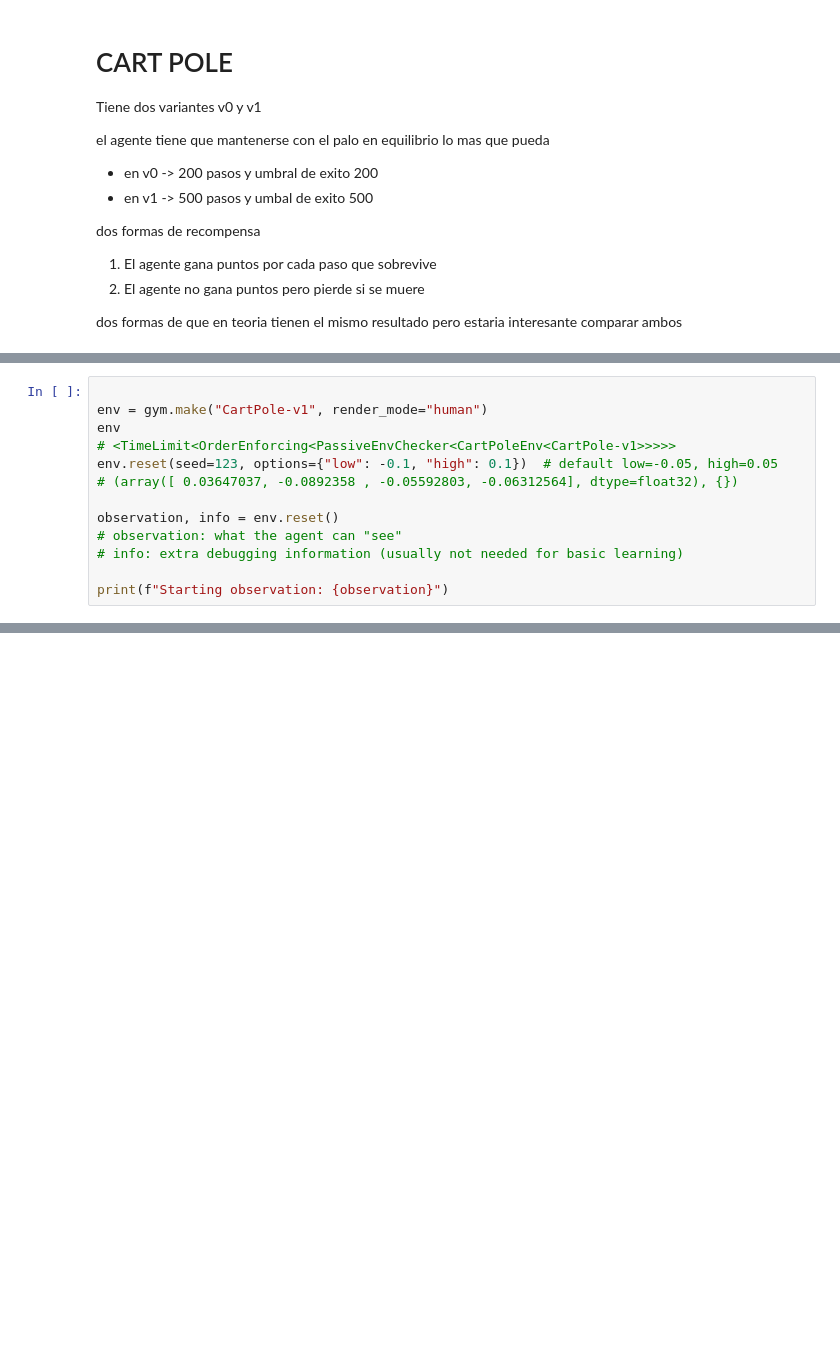
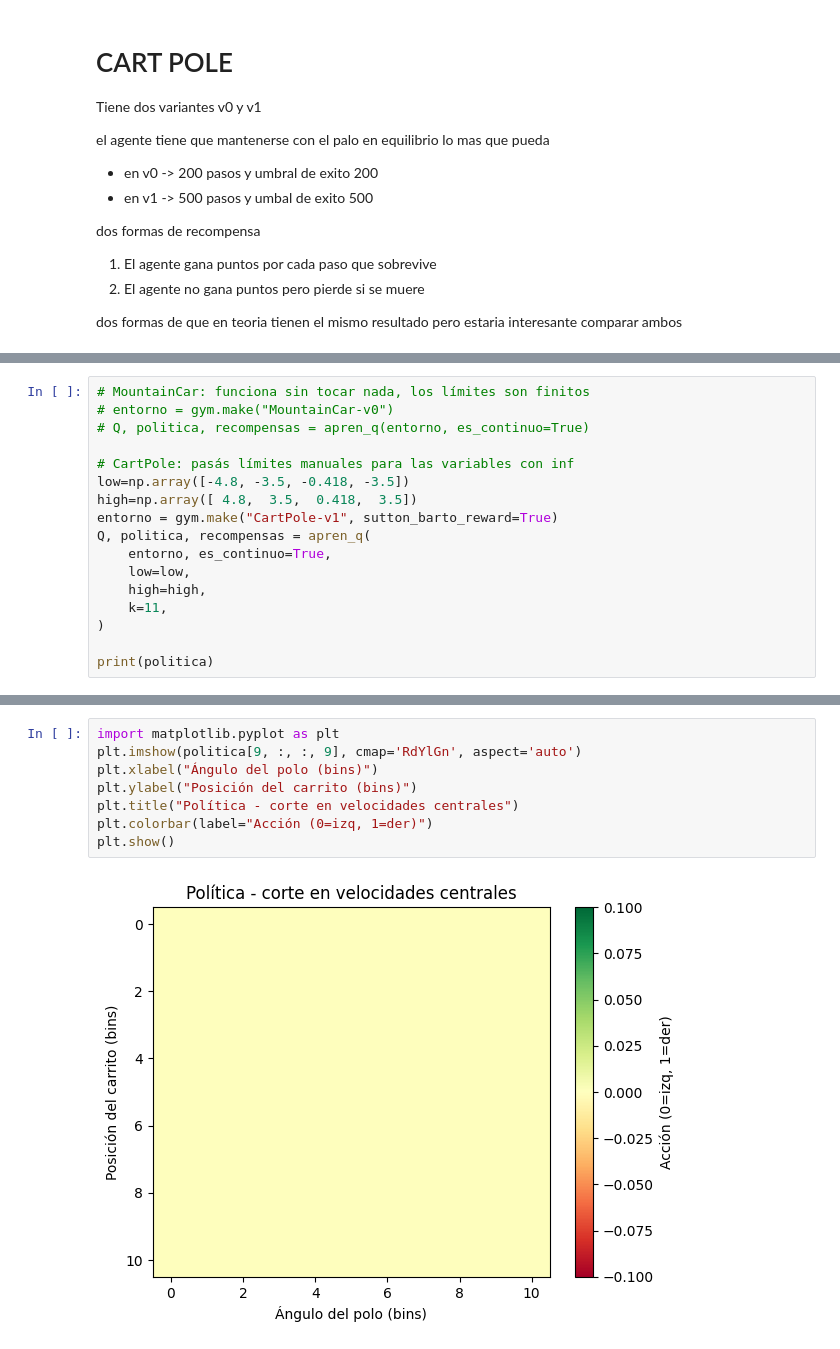
Before and after one commit to Alaan20/LAB3-IA-JUEGO, a Jupyter notebook: LAB-NOTEBOOK.ipynb, the cells around one changed output, grey strips where cells are left out. Saved outputs shown, nothing was run; the diff lists cells and outputs as text; blank space fills up the shorter version.

Commit message:
Juego CART POLE

```diff
--- a/LAB-NOTEBOOK.ipynb
+++ b/LAB-NOTEBOOK.ipynb
@@ -174,14 +251,18 @@ dos formas de que en teoria tienen el mismo resultado pero estaria interesante c
 # %%
+# MountainCar: funciona sin tocar nada, los límites son finitos
+# entorno = gym.make("MountainCar-v0")
+# Q, politica, recompensas = apren_q(entorno, es_continuo=True)
 
-env = gym.make("CartPole-v1", render_mode="human")
-env
-# <TimeLimit<OrderEnforcing<PassiveEnvChecker<CartPoleEnv<CartPole-v1>>>>>
-env.reset(seed=123, options={"low": -0.1, "high": 0.1})  # default low=-0.05, high=0.05
-# (array([ 0.03647037, -0.0892358 , -0.05592803, -0.06312564], dtype=float32), {})
+# CartPole: pasás límites manuales para las variables con inf
+low=np.array([-4.8, -3.5, -0.418, -3.5])
+high=np.array([ 4.8,  3.5,  0.418,  3.5])
+entorno = gym.make("CartPole-v1", sutton_barto_reward=True)
+Q, politica, recompensas = apren_q(
+    entorno, es_continuo=True,
+    low=low,
+    high=high,
+    k=11,
+)
 
-observation, info = env.reset()
-# observation: what the agent can "see"
-# info: extra debugging information (usually not needed for basic learning)
-
-print(f"Starting observation: {observation}")
+print(politica)
 # %% [output]
@@ -189,0 +286,10 @@ Error:
+# %%
+import matplotlib.pyplot as plt
+plt.imshow(politica[9, :, :, 9], cmap='RdYlGn', aspect='auto')
+plt.xlabel("Ángulo del polo (bins)")
+plt.ylabel("Posición del carrito (bins)")
+plt.title("Política - corte en velocidades centrales")
+plt.colorbar(label="Acción (0=izq, 1=der)")
+plt.show()
+# %% [output]
+[figure, added]
```
Also changed, not shown: parts of 7 cells of this notebook.
